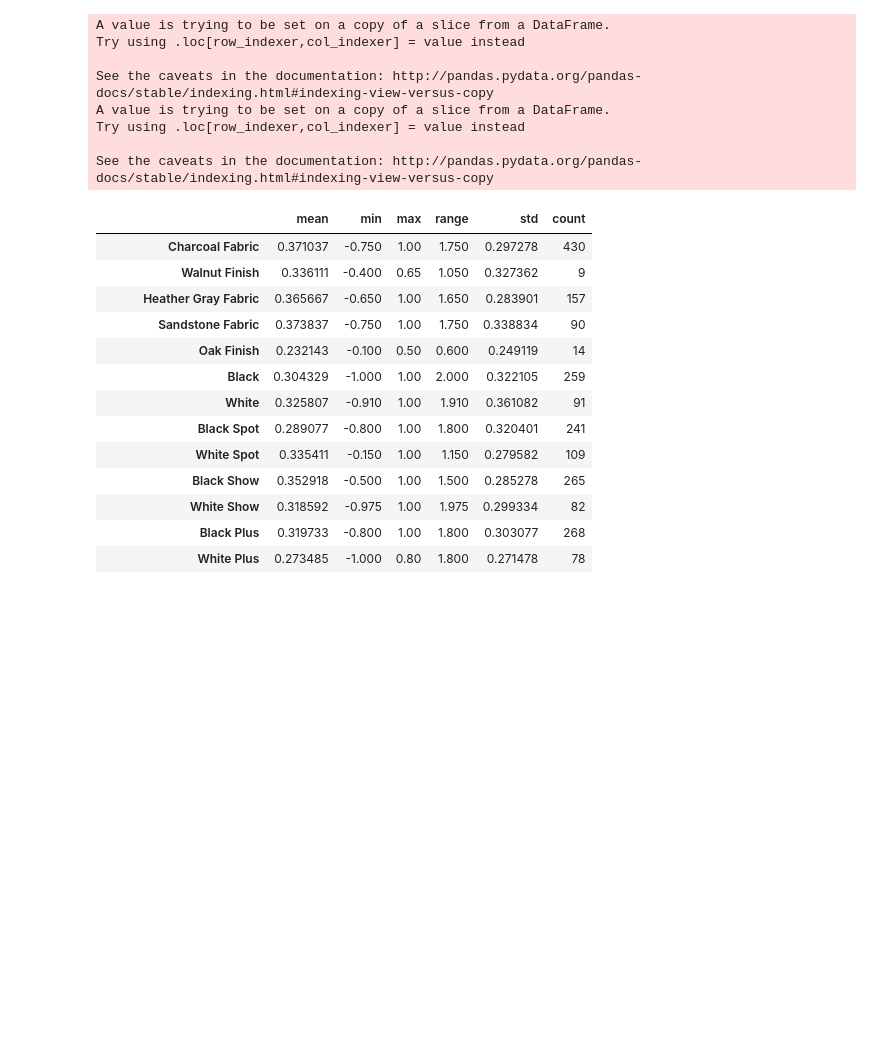
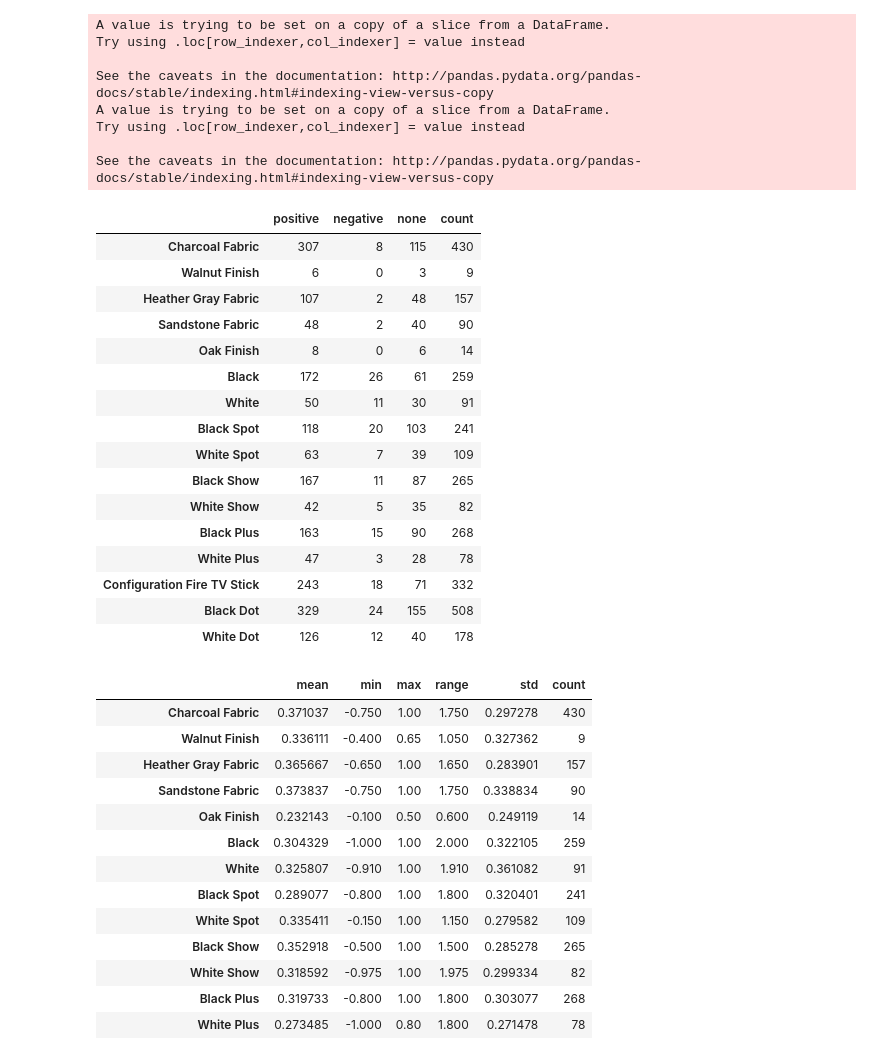
Before and after one commit to nillanshah/IS-340-Project---Alexa-Analysis, a Jupyter notebook: IS_340_analysis.ipynb, the cells around one changed output. Drawn from its saved outputs; the diff is of its cells as text; code cells hidden in the pictures; blank space fills up the shorter version.

```diff
--- a/IS_340_analysis.ipynb
+++ b/IS_340_analysis.ipynb
@@ -163,6 +163,26 @@ corr_polarityStats = polarityStats.loc[:].corr()
 corr_feedbackStats = feedbackStats.loc[:].corr()
 corr_subjectivityStats = subjectivityStats.loc[:].corr()
 corr_ratingStats = ratingStats.loc[:].corr()
+# %%
+feedbackStats
+# %% [output]
+|  | positive | negative | none | count |
+| Charcoal Fabric | 307 | 8 | 115 | 430 |
+| Walnut Finish | 6 | 0 | 3 | 9 |
+| Heather Gray Fabric | 107 | 2 | 48 | 157 |
+| Sandstone Fabric | 48 | 2 | 40 | 90 |
+| Oak Finish | 8 | 0 | 6 | 14 |
+| Black | 172 | 26 | 61 | 259 |
+| White | 50 | 11 | 30 | 91 |
+| Black Spot | 118 | 20 | 103 | 241 |
+| White Spot | 63 | 7 | 39 | 109 |
+| Black Show | 167 | 11 | 87 | 265 |
+| White Show | 42 | 5 | 35 | 82 |
+| Black Plus | 163 | 15 | 90 | 268 |
+| White Plus | 47 | 3 | 28 | 78 |
+| Configuration Fire TV Stick | 243 | 18 | 71 | 332 |
+| Black Dot | 329 | 24 | 155 | 508 |
+| White Dot | 126 | 12 | 40 | 178 |
 # %%
 polarityStats
 # %% [output]
```
